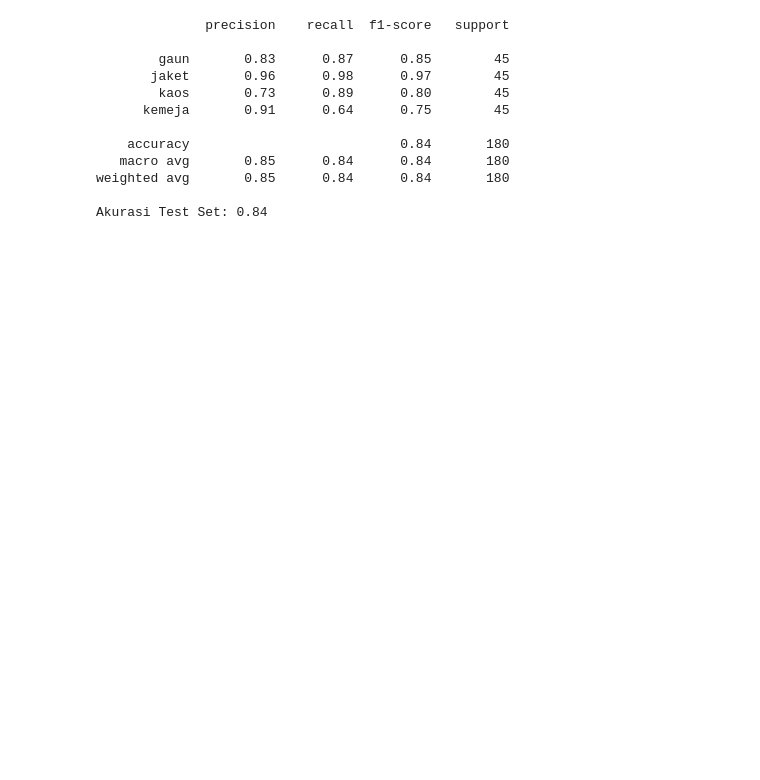
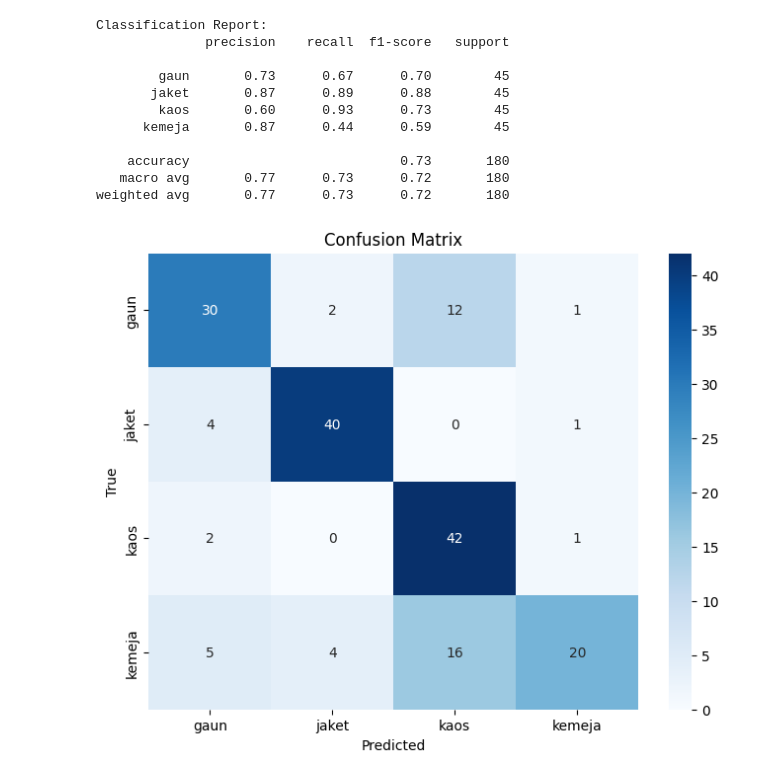
Before and after one commit to fiaazwa/DeepLearning, a Jupyter notebook: DaapLearning02.ipynb, the cells around one changed output. Saved outputs shown, nothing was run; the diff lists cells and outputs as text; code cells hidden in the pictures; blank space fills up the shorter version.

```diff
--- a/DaapLearning02.ipynb
+++ b/DaapLearning02.ipynb
@@ -101,4 +105,4 @@ Downloading: "https://download.pytorch.org/models/resnet18-f37072fd.pth" to /roo
 # %%
 # === [7] Loss Function and Optimizer ===
 criterion = nn.CrossEntropyLoss()
-optimizer = optim.Adam(model.parameters(), lr=0.001)
+optimizer = torch.optim.Adam(model.parameters(), lr=0.001, weight_decay=1e-5)
@@ -176,23 +224,35 @@ plt.show()
-# %%
-# === [10] Evaluate on Test Set ===
-from sklearn.metrics import accuracy_score
-
-# Tampilkan classification report
-print(classification_report(truths, preds, target_names=class_names))
-
-# Tambahkan ini untuk menampilkan akurasi dalam bentuk angka
-test_accuracy = accuracy_score(truths, preds)
-print(f"Akurasi Test Set: {test_accuracy:.2f}")
-# %% [output]
-              precision    recall  f1-score   support
-
-        gaun       0.83      0.87      0.85        45
-       jaket       0.96      0.98      0.97        45
-        kaos       0.73      0.89      0.80        45
-      kemeja       0.91      0.64      0.75        45
-
-    accuracy                           0.84       180
-   macro avg       0.85      0.84      0.84       180
-weighted avg       0.85      0.84      0.84       180
-
-Akurasi Test Set: 0.84
+# %%
+# === [10] Evaluate on Test Set ===
+model.eval()
+preds, truths = [], []
+with torch.no_grad():
+    for inputs, labels in test_loader:
+        inputs = inputs.to(device)
+        outputs = model(inputs)
+        _, predicted = torch.max(outputs, 1)
+        preds.extend(predicted.cpu().numpy())
+        truths.extend(labels.numpy())
+
+print("\nClassification Report:")
+print(classification_report(truths, preds, target_names=class_names))
+
+cm = confusion_matrix(truths, preds)
+plt.figure(figsize=(8,6))
+sns.heatmap(cm, annot=True, fmt='d', cmap='Blues', xticklabels=class_names, yticklabels=class_names)
+plt.xlabel('Predicted')
+plt.ylabel('True')
+plt.title('Confusion Matrix')
+plt.show()
+# %% [output]
+Classification Report:
+              precision    recall  f1-score   support
+
+        gaun       0.73      0.67      0.70        45
+       jaket       0.87      0.89      0.88        45
+        kaos       0.60      0.93      0.73        45
+      kemeja       0.87      0.44      0.59        45
+
+    accuracy                           0.73       180
+   macro avg       0.77      0.73      0.72       180
+weighted avg       0.77      0.73      0.72       180
+[figure, added]
```
Also changed, not shown: parts of 14 cells of this notebook.
